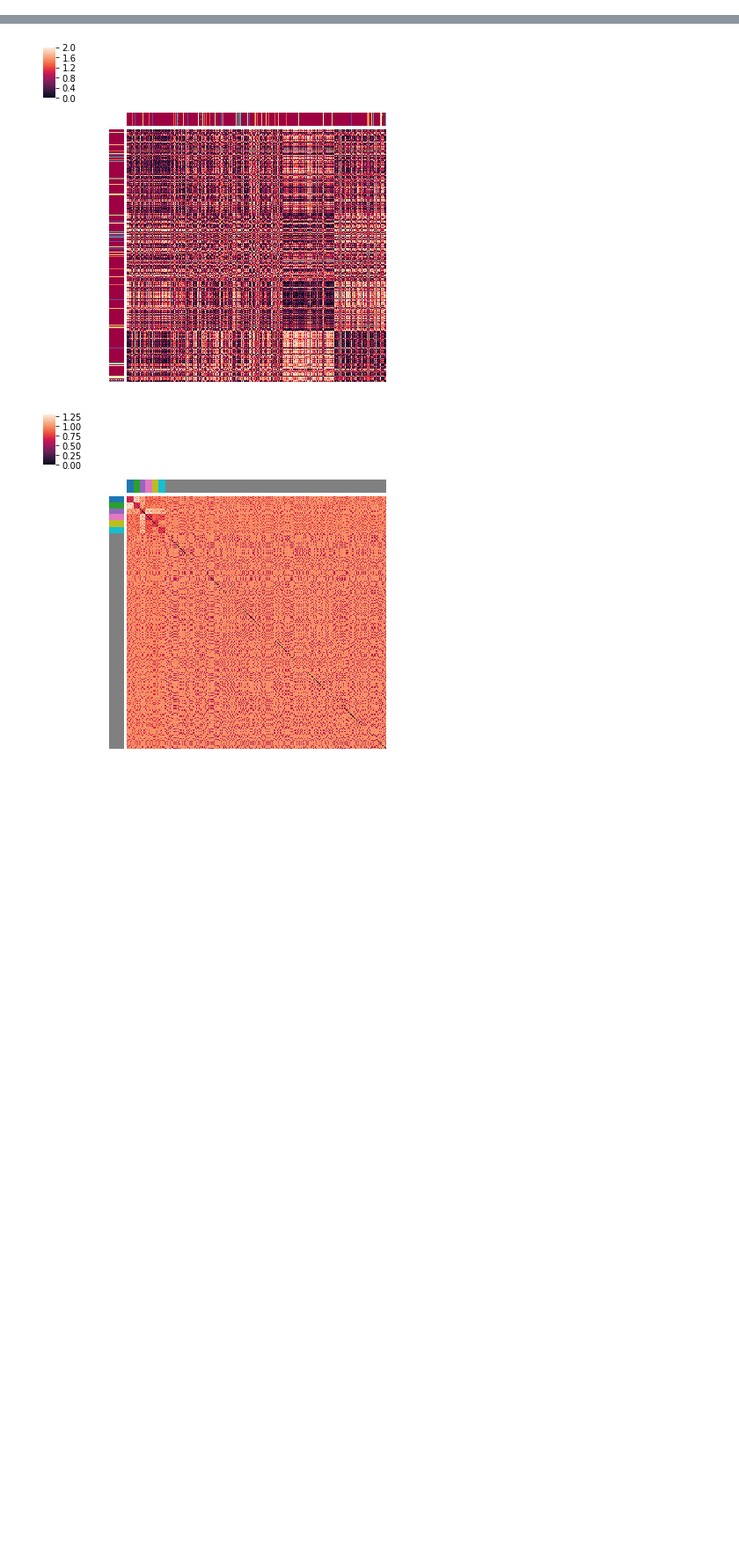
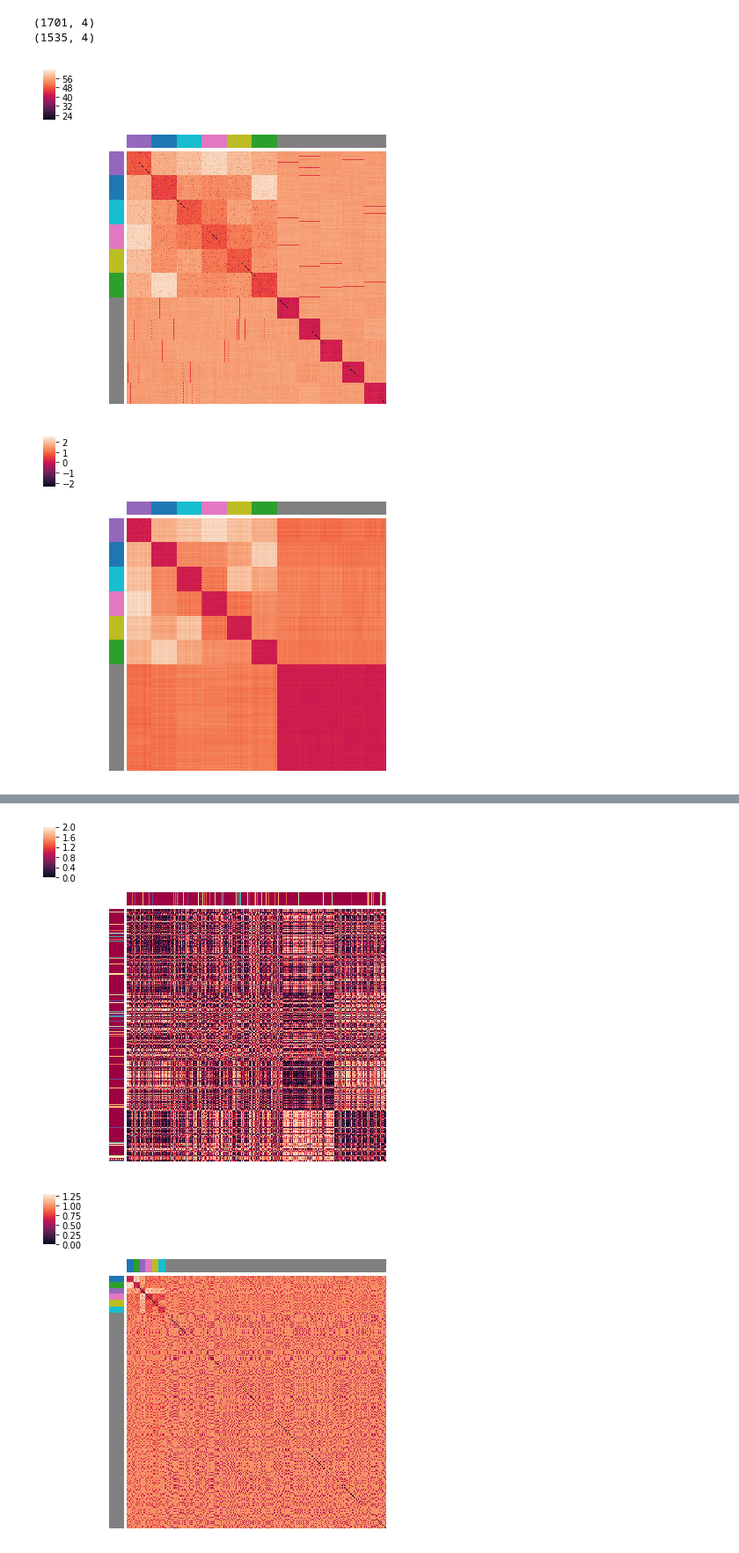
Before and after one commit to yashpatel5400/gliss, a Jupyter notebook: notebooks/analysis_toy_feat_clust_corr.ipynb, the cells around one changed output, grey strips where cells are left out. Shown at 88% size. Drawn from its saved outputs; the diff is of its cells as text; code cells hidden in the pictures; blank space fills up the shorter version.

```diff
--- a/notebooks/analysis_toy_feat_clust_corr.ipynb
+++ b/notebooks/analysis_toy_feat_clust_corr.ipynb
@@ -166,7 +238,7 @@ def col_selector(var_df, sel=[], num_grps=None):
 def plot_distance(in_mtx, df, lut, val_min=None, val_max=None):
     in_mtx = in_mtx[:, df['var_id']]
     grp_ids = df['nn_grp']
-    lut = get_sim_color_map(grp_ids)
+#     lut = get_sim_color_map(grp_ids)
 #     dist_feat = pd.DataFrame(in_mtx).corr(method='spearman')
 #     dist_feat = np.exp(-pairwise_distances(in_mtx.T, metric="euclidean")**2)
     dist_feat = pairwise_distances(in_mtx.T, metric="euclidean")
@@ -184,16 +256,6 @@ def plot_data_mtx(in_mtx, df, lut, val_min=None, val_max=None, lam=[], short=Fal
                            val_min=val_min, val_max=val_max, short=short)
 
 # plot_ground_truth_heatmap(lam_true, x[:, ])
+lut = get_sim_color_map(np.unique(var_df['nn_grp']))
 df_sel = col_selector(var_df, sel=result['rejections'])
 plot_ground_truth_heatmap(lam_true, x[:, df_sel['var_id']])
-# plot_ground_truth_heatmap(lam_true, c_mtx.T[:, df_sel['var_id']])
-plot_data_mtx(x, df_sel, lut, lam=lam_true)
-plot_data_mtx(c_mtx.T, df_sel, lut)
-
-# plot_col_color_heatmap(x_sorted, grp_ids, lut, val_min=0, val_max=1)
-# plot_col_color_heatmap(x_ours, grp_ids, lut, short=True)
-# plot_col_color_heatmap(x_oracle, grp_ids, lut, short=True)
-
-heat_sel = col_selector(var_df, sel=result['rejections'], num_grps=3)
-plot_distance(x, heat_sel, lut, val_min=20)
-plot_distance(c_mtx.T, heat_sel, lut, val_min=-2.4)
@@ -209,0 +262,10 @@ plot_distance(c_mtx.T, heat_sel, lut, val_min=-2.4)
+# %%
+# plot_ground_truth_heatmap(lam_true, c_mtx.T[:, df_sel['var_id']])
+heat_sel = col_selector(var_df, sel=result['rejections'], num_grps=5)
+plot_distance(x, heat_sel, lut, val_min=20)
+plot_distance(c_mtx.T, heat_sel, lut, val_min=-2.4)
+# %% [output]
+(1701, 4)
+(1535, 4)
+[figure, added]
+[figure, added]
```
Also changed, not shown: parts of 11 cells of this notebook, 8 other files.
